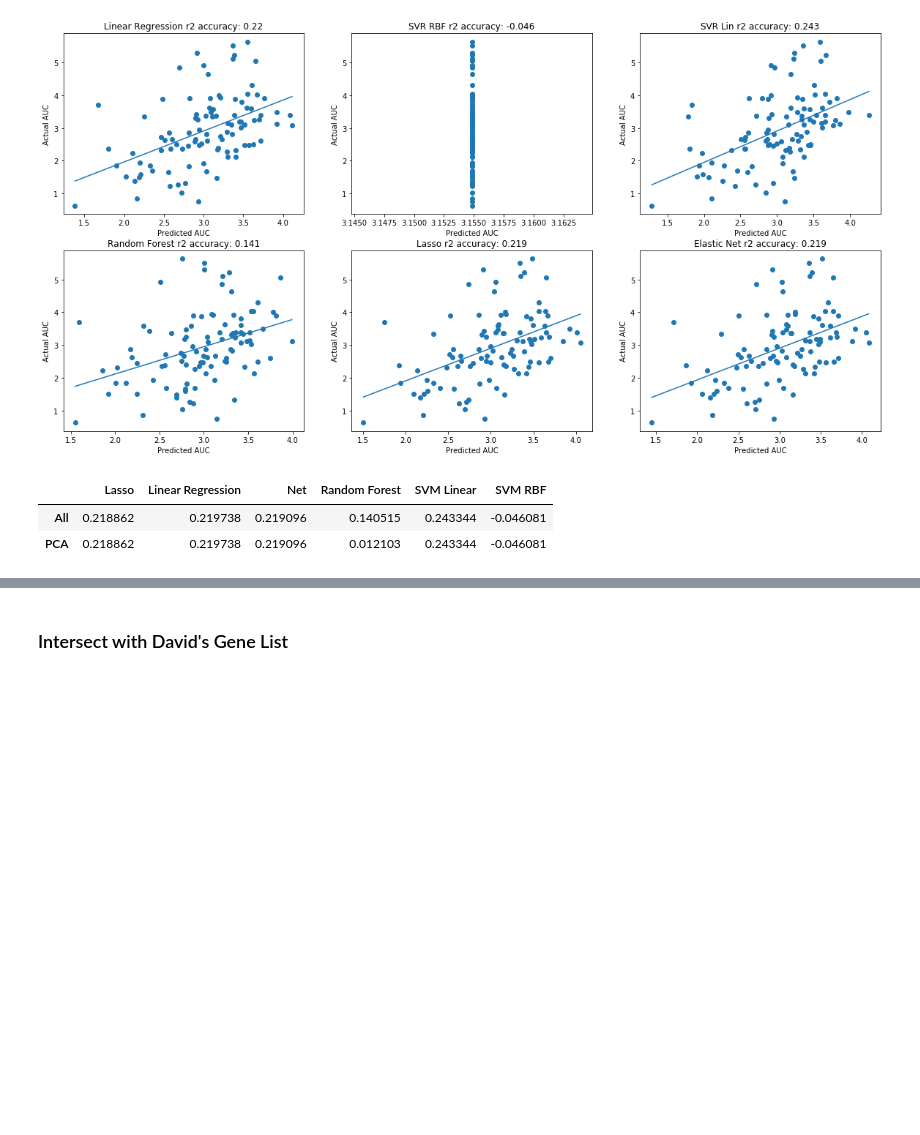
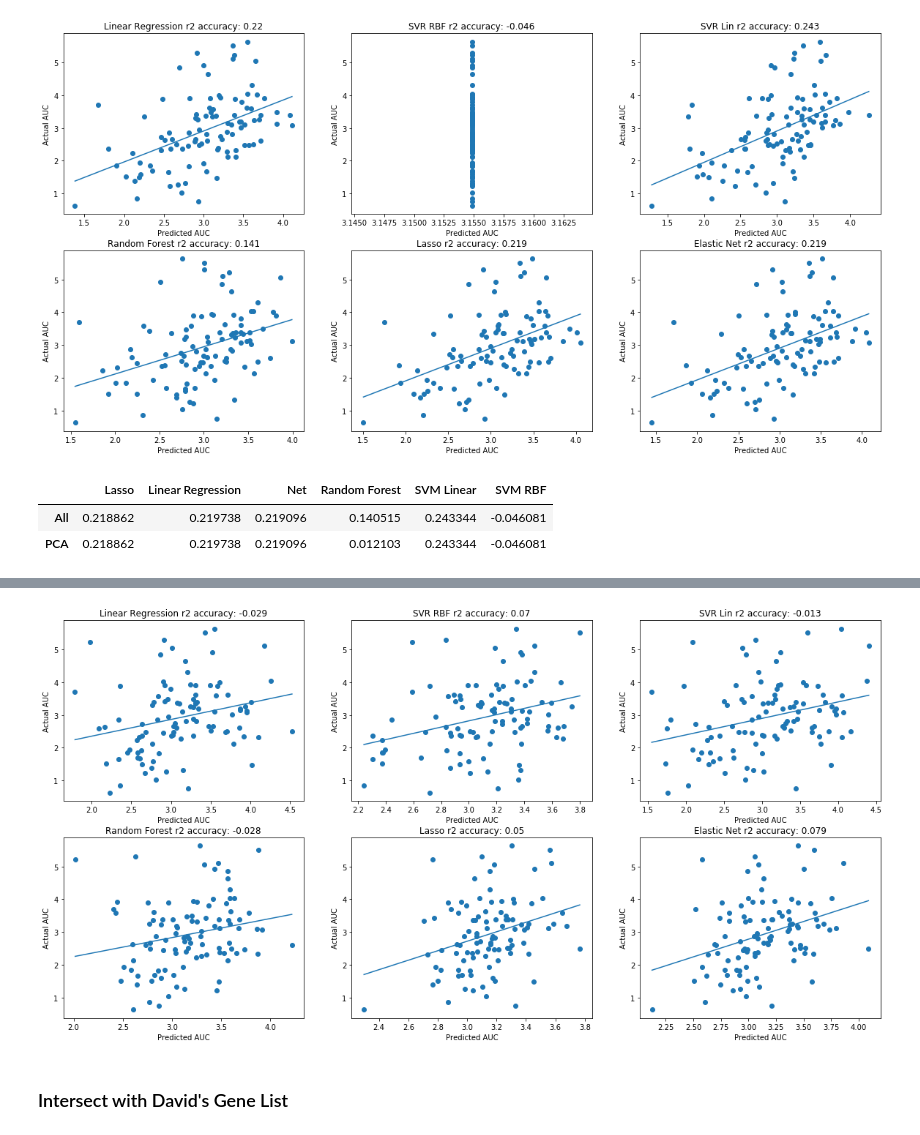
Before and after one commit to charlesriver/radiation, a Jupyter notebook: 498 Dataset.ipynb, the cells around one changed output, grey strips where cells are left out. Saved outputs shown, nothing was run; the diff lists cells and outputs as text; code cells hidden in the pictures; blank space fills up the shorter version.

```diff
--- a/498 Dataset.ipynb
+++ b/498 Dataset.ipynb
@@ -272,3 +364,21 @@ score_df
+# %%
+# calculated r_2 values
+y_pred_linreg_PCA, r2_linreg_PCA = test_model (linreg)
+y_pred_svr_rbf_PCA, r2_svr_rbf_PCA = test_model (svr_rbf)
+y_pred_svr_lin_PCA, r2_svr_lin_PCA = test_model (svr_lin)
+y_pred_rf_PCA, r2_rf_PCA = test_model (rf)
+y_pred_lasso_PCA, r2_lasso_PCA = test_model (lasso)
+y_pred_net_PCA, r2_net_PCA = test_model (net)
+
+fig_all, ax = plt.subplots(2, 3, figsize=(20, 10))
+ax[0,0] = draw_plot (ax[0,0], y_pred_linreg_PCA, "Linear Regression", r2_linreg_PCA)
+ax[0,1] = draw_plot (ax[0,1], y_pred_svr_rbf_PCA, "SVR RBF", r2_svr_rbf_PCA)
+ax[0,2] = draw_plot (ax[0,2], y_pred_svr_lin_PCA, "SVR Lin", r2_svr_lin_PCA)
+ax[1,0] = draw_plot (ax[1,0], y_pred_rf_PCA, "Random Forest", r2_rf_PCA)
+ax[1,1] = draw_plot (ax[1,1], y_pred_lasso_PCA, "Lasso", r2_lasso_PCA)
+ax[1,2] = draw_plot (ax[1,2], y_pred_net_PCA, "Elastic Net", r2_net_PCA)
+# %% [output]
+[figure, added]
 # %% [markdown]
 ### Intersect with David's Gene List
 # %% [markdown]
```
Also changed, not shown: parts of 16 cells of this notebook, 21 other files.
